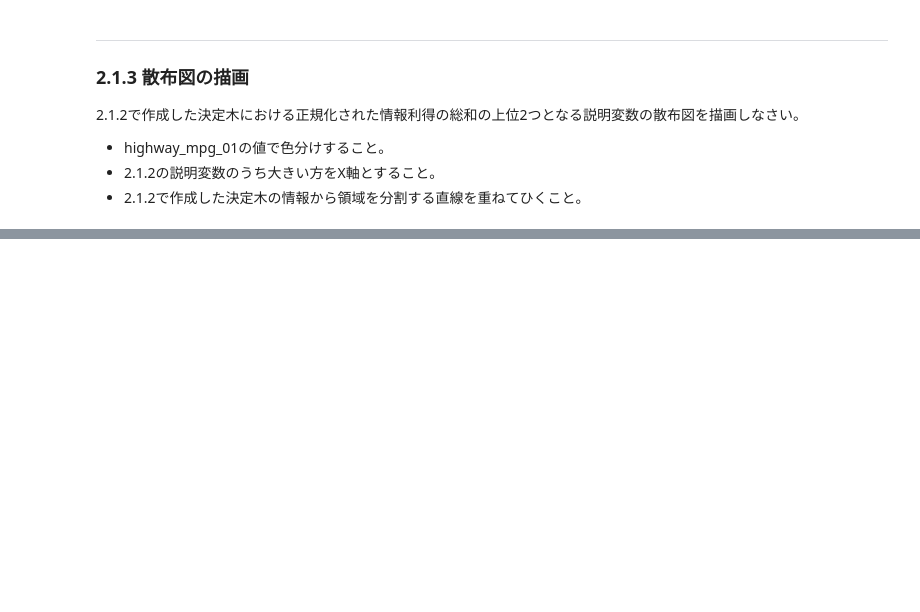
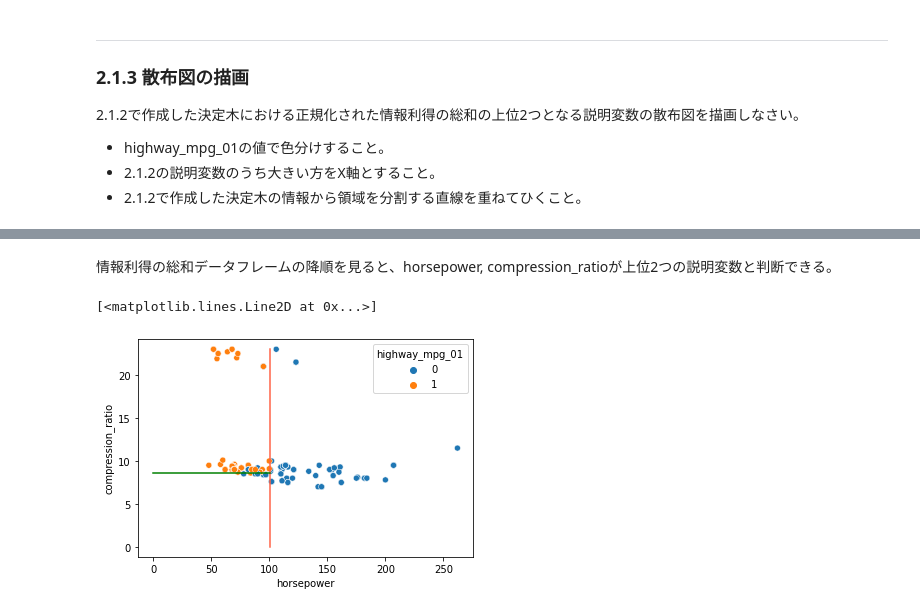
Before and after one commit to RyujiOdaJP/data_intelligence, a Jupyter notebook: report_2/report_2/r2_1_decision_tree.ipynb, the cells around one changed output, grey strips where cells are left out. Drawn from its saved outputs; the diff is of its cells as text; code cells hidden in the pictures; blank space fills up the shorter version.

```diff
--- a/report_2/report_2/r2_1_decision_tree.ipynb
+++ b/report_2/report_2/r2_1_decision_tree.ipynb
@@ -70,0 +138,12 @@ highway_mpg_01 を目的変数、それ以外を説明変数とし、決定木
+# %% [markdown]
+情報利得の総和データフレームの降順を見ると、horsepower, compression_ratioが上位2つの説明変数と判断できる。
+# %%
+# 散布図の描画
+sns.scatterplot(x=df.horsepower, y=df.compression_ratio, hue=df.highway_mpg_01)
+# 分割線：　horsepower <= 100.5
+plt.plot([100.5, 100.5], [0, df.compression_ratio.max()], color='tomato')
+# 分割線：　compression_ratio <= 8.55
+plt.plot([0, 100.5], [8.55, 8.55], color='green')
+# %% [output]
+[<matplotlib.lines.Line2D at 0x...>]
+[figure, added]
```
Also changed, not shown: parts of 5 cells of this notebook, 4 other files.
